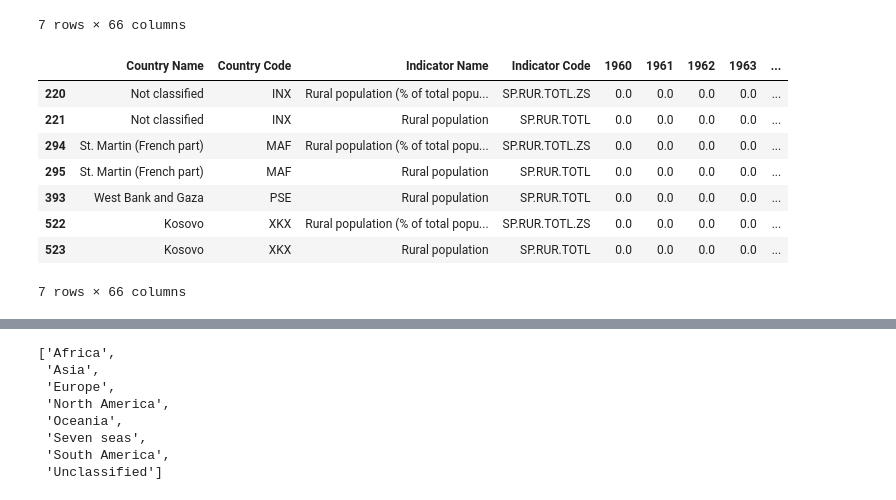
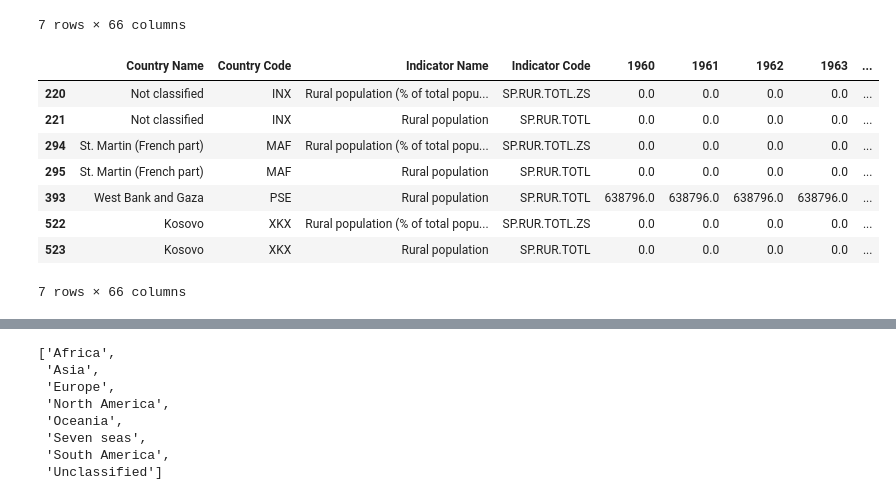
Before and after one commit to DeusNexus/iu-exploratory-data-analysis, a Jupyter notebook: eda-notebook.ipynb, the cells around one changed output, grey strips where cells are left out. Cells and saved outputs as stored; diff of their text form; code cells hidden in the pictures.

```diff
--- a/eda-notebook.ipynb
+++ b/eda-notebook.ipynb
@@ -214,17 +214,27 @@ df[df['1960'].isna()].head(15)
 | 523 | Kosovo | XKX | Rural population | SP.RUR.TOTL | NaN | NaN | NaN | NaN | ... |
 7 rows × 66 columns
 # %%
+# Selecting all year column indexes
+years = df.columns[4:]
+
 # Replace missing values with 0, in visualization if the value is exactly 0 we can show it as missing.
+# Check if any of the year columns have non-NaN values
+if df[years].notna().any().any():
+    # At least one column has non-NaN values
+    df[years] = df[years].interpolate(method='linear', axis=1, limit_direction='both')
+
+# All year columns have NaN values
 df.fillna(0,inplace=True)
+
 # Show updated dataframe for the example of 1960 indexes
 df.iloc[is_missing].head(15)
 # %% [output]
 |  | Country Name | Country Code | Indicator Name | Indicator Code | 1960 | 1961 | 1962 | 1963 | ... |
 | 220 | Not classified | INX | Rural population (% of total popu... | SP.RUR.TOTL.ZS | 0.0 | 0.0 | 0.0 | 0.0 | ... |
 | 221 | Not classified | INX | Rural population | SP.RUR.TOTL | 0.0 | 0.0 | 0.0 | 0.0 | ... |
 | 294 | St. Martin (French part) | MAF | Rural population (% of total popu... | SP.RUR.TOTL.ZS | 0.0 | 0.0 | 0.0 | 0.0 | ... |
 | 295 | St. Martin (French part) | MAF | Rural population | SP.RUR.TOTL | 0.0 | 0.0 | 0.0 | 0.0 | ... |
-| 393 | West Bank and Gaza | PSE | Rural population | SP.RUR.TOTL | 0.0 | 0.0 | 0.0 | 0.0 | ... |
+| 393 | West Bank and Gaza | PSE | Rural population | SP.RUR.TOTL | 638796.0 | 638796.0 | 638796.0 | 638796.0 | ... |
 | 522 | Kosovo | XKX | Rural population (% of total popu... | SP.RUR.TOTL.ZS | 0.0 | 0.0 | 0.0 | 0.0 | ... |
 | 523 | Kosovo | XKX | Rural population | SP.RUR.TOTL | 0.0 | 0.0 | 0.0 | 0.0 | ... |
 7 rows × 66 columns
```
Also changed, not shown: parts of 7 cells of this notebook.
